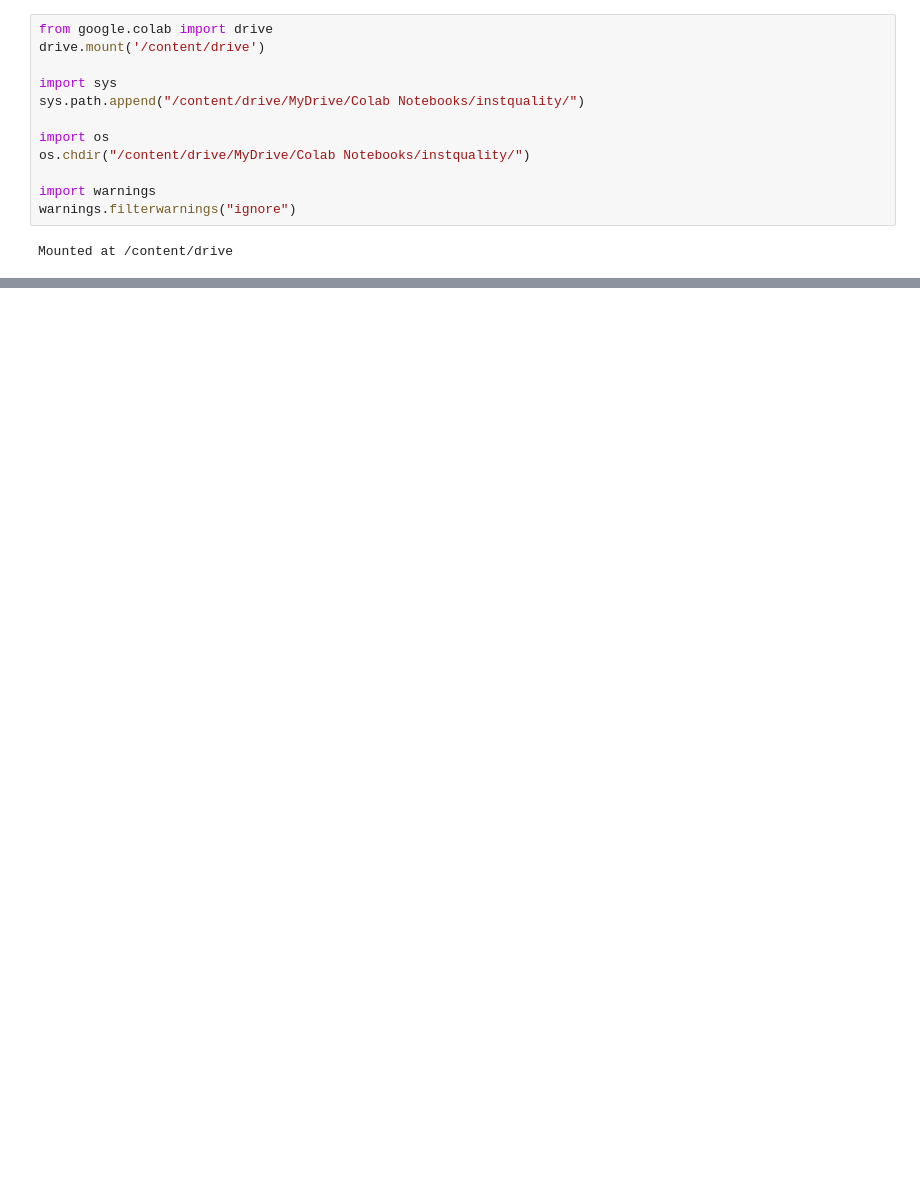
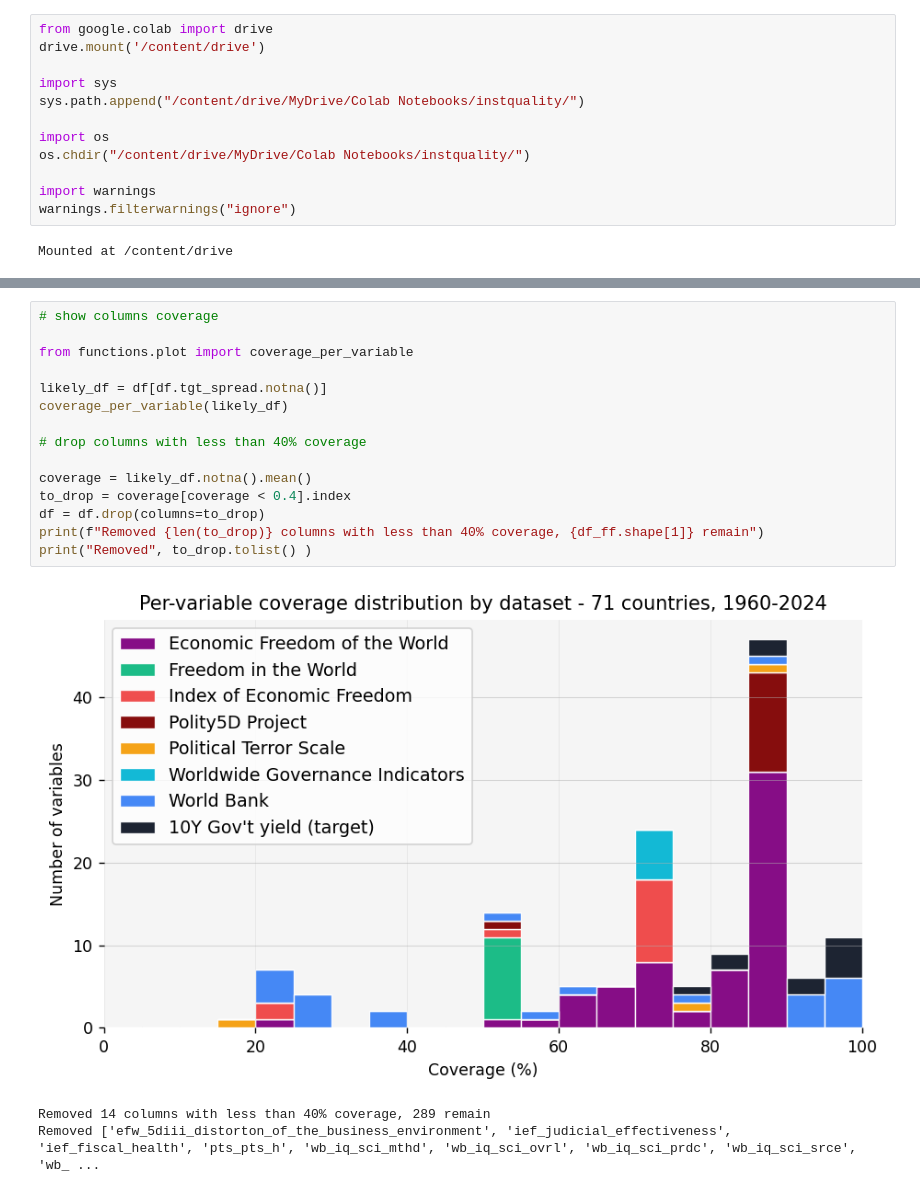
Before and after one commit to janjdarecki/instquality, a Jupyter notebook: 3. Run Lasso Ridge EN.ipynb, the cells around one changed output, grey strips where cells are left out. Drawn from its saved outputs; the diff is of its cells as text; blank space fills up the shorter version.

```diff
--- a/3. Run Lasso Ridge EN.ipynb
+++ b/3. Run Lasso Ridge EN.ipynb
@@ -14,0 +135,19 @@ Mounted at /content/drive
+# %%
+# show columns coverage
+
+from functions.plot import coverage_per_variable
+
+likely_df = df[df.tgt_spread.notna()]
+coverage_per_variable(likely_df)
+
+# drop columns with less than 40% coverage
+
+coverage = likely_df.notna().mean()
+to_drop = coverage[coverage < 0.4].index
+df = df.drop(columns=to_drop)
+print(f"Removed {len(to_drop)} columns with less than 40% coverage, {df_ff.shape[1]} remain")
+print("Removed", to_drop.tolist() )
+# %% [output]
+[figure, added]
+Removed 14 columns with less than 40% coverage, 289 remain
+Removed ['efw_5diii_distorton_of_the_business_environment', 'ief_judicial_effectiveness', 'ief_fiscal_health', 'pts_pts_h', 'wb_iq_sci_mthd', 'wb_iq_sci_ovrl', 'wb_iq_sci_prdc', 'wb_iq_sci_srce', 'wb_ ...
```
Also changed, not shown: parts of 23 cells of this notebook, 2 other files.
